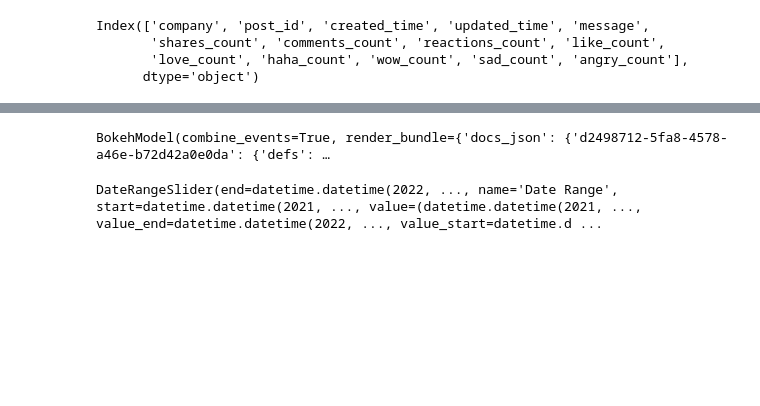
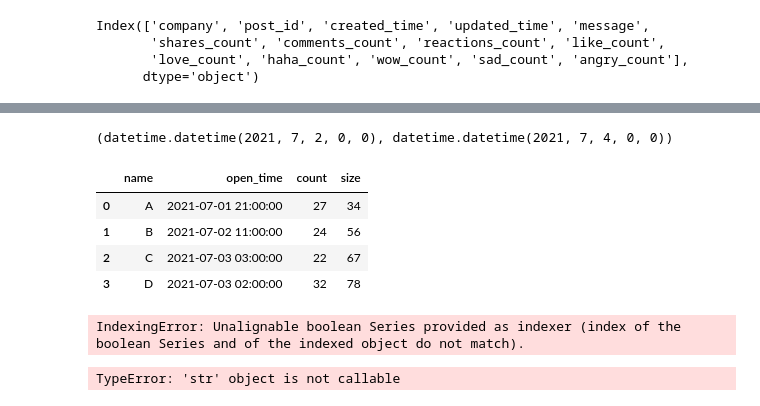
Before and after one commit to kelumKP/CIS7029, a Jupyter notebook: facebook_data/1yeardata/facebook_data_dashboard.ipynb, the cells around one changed output, grey strips where cells are left out. Cells and saved outputs as stored; diff of their text form; code cells hidden in the pictures; blank space fills up the shorter version.

```diff
--- a/facebook_data/1yeardata/facebook_data_dashboard.ipynb
+++ b/facebook_data/1yeardata/facebook_data_dashboard.ipynb
@@ -53 +125,21 @@ df = df.fillna(0)
+# %%
+date_range.value
+# %% [output]
+(datetime.datetime(2021, 7, 2, 0, 0), datetime.datetime(2021, 7, 4, 0, 0))
+# %%
+
+data = {'name':['A', 'B', 'C', 'D'],
+        'open_time': [dt.datetime(2021, 7, 1, 21, 0), dt.datetime(2021, 7, 2, 11, 0), dt.datetime(2021, 7, 3, 3, 0),dt.datetime(2021, 7, 3, 2, 0) ],
+        'count':[27, 24, 22, 32],
+        'size':[34, 56,67,78]
+       }
+
+df_sample = pd.DataFrame(data)
+df_sample
+# %% [output]
+|  | name | open_time | count | size |
+| 0 | A | 2021-07-01 21:00:00 | 27 | 34 |
+| 1 | B | 2021-07-02 11:00:00 | 24 | 56 |
+| 2 | C | 2021-07-03 03:00:00 | 22 | 67 |
+| 3 | D | 2021-07-03 02:00:00 | 32 | 78 |
 # %%
@@ -58,27 +149,36 @@ yaxis_co2 = pn.widgets.RadioButtonGroup(
     button_type='success'
 )
-# %%
-date_range = pn.widgets.DateRangeSlider(
-    name='Date Range',
-    start=dt.datetime(2021, 7, 1, 00, 00, 00), end=dt.datetime(2022, 8, 1, 23, 59, 59),
-    value=(dt.datetime(2021, 7, 1, 00, 00, 00), dt.datetime(2022, 1, 1, 00, 00, 00)),
-)
-
-date_range
-# %% [output]
-BokehModel(combine_events=True, render_bundle={'docs_json': {'d2498712-5fa8-4578-a46e-b72d42a0e0da': {'defs': …
-DateRangeSlider(end=datetime.datetime(2022, ..., name='Date Range', start=datetime.datetime(2021, ..., value=(datetime.datetime(2021, ..., value_end=datetime.datetime(2022, ..., value_start=datetime.d ...
+# %%
+names = ['A', 'B','C', 'D']
+
+sample_pipeline = (
+    df[
+        (df_sample.open_time >= date_range.start) & (df_sample.open_time <= date_range.end) &
+        (df_sample.name.isin(names))
+    ]
+    .groupby(['name', 'open_time'])[yaxis_sample].mean()
+    .to_frame()
+    .reset_index()
+    .sort_values(by='open_time')
+    .reset_index(drop=True)
+)
+# %% [output]
+IndexingError: Unalignable boolean Series provided as indexer (index of the boolean Series and of the indexed object do not match).
 # %%
-companies = ['Prime Lands', 'Blue Ocean','CBH Lands', 'Home Lands', 'House and Lands', 'Sky Line']
+#companies = ['Prime Lands', 'Blue Ocean','CBH Lands', 'Home Lands', 'House and Lands', 'Sky Line']
 
-co2_pipeline = (
-    df[
-        ((dt.datetime.strftime(df.created_time,'%Y-%m-%dT%H:%M:%S')) >= date_range.start) &
-        (df.company.isin(companies))
-    ]
-    .groupby(['company', 'created_time'])[yaxis_co2].mean()
-    .to_frame()
-    .reset_index()
-    .sort_values(by='created_time')
-    .reset_index(drop=True)
-)
+#
+# co2_pipeline = (
+#    df[
+#        (date_range.align(df.created_time)) &
+#       (df.company.isin(companies))
+#    ]
+#    .groupby(['company', 'created_time'])[yaxis_co2].mean()
+#    .to_frame()
+#    .reset_index()
+#    .sort_values(by='created_time')
+#    .reset_index(drop=True)
+#)
+#
+# %% [output]
+TypeError: 'str' object is not callable
```
Also changed, not shown: parts of 7 cells of this notebook, 4 other files.
